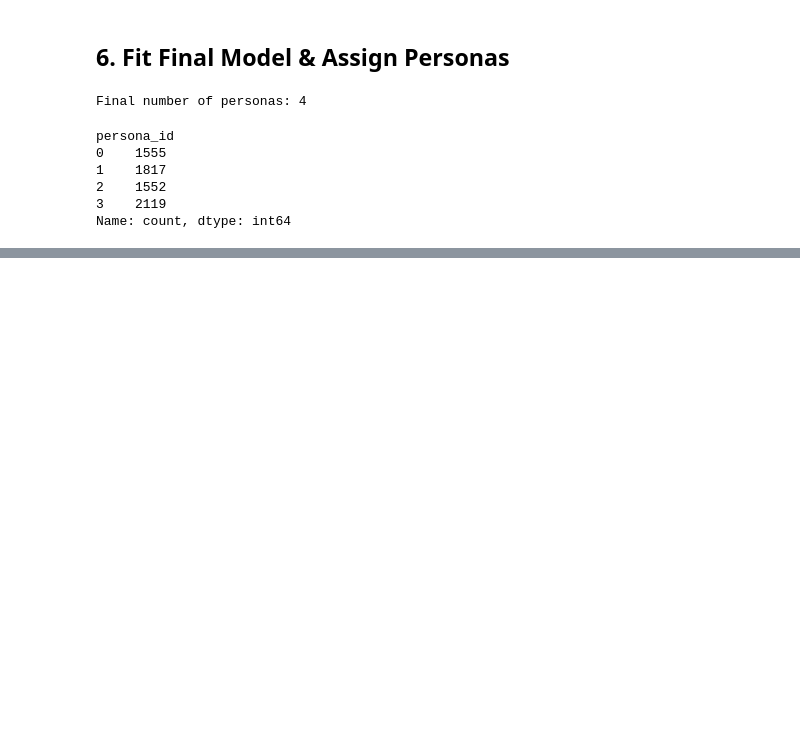
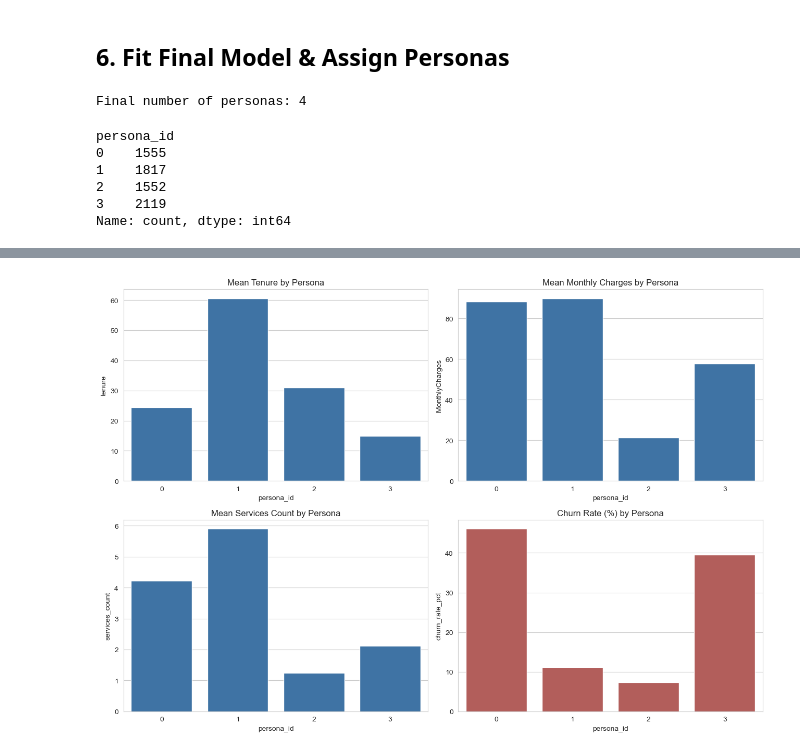
Before and after one commit to danielowuor/Customer-Retention-Intelligence-System, a Jupyter notebook: notebooks/02_segmentation.ipynb, the cells around one changed output, grey strips where cells are left out. Saved outputs shown, nothing was run; the diff lists cells and outputs as text; code cells hidden in the pictures; blank space fills up the shorter version.

Commit message:
feat: add clustering for churn profiling

```diff
--- a/notebooks/02_segmentation.ipynb
+++ b/notebooks/02_segmentation.ipynb
@@ -212,0 +215,5 @@ Name: count, dtype: int64
+# %%
+profile_numeric = df.groupby("persona_id")[["tenure", "MonthlyCharges", "avg_monthly_revenue", "services_count"]].mean().round(2)
+profile_numeric["n_customers"] = df.groupby("persona_id").size()
+profile_numeric["churn_rate_pct"] = (df.groupby("persona_id")["Churn"].apply(lambda x: (x == "Yes").mean() * 100)).round(2)
+profile_numeric
@@ -212,0 +245,22 @@ Name: count, dtype: int64
+# %%
+fig, axes = plt.subplots(2, 2, figsize=(13, 9))
+
+sns.barplot(x=profile_numeric.index, y=profile_numeric["tenure"], color="#2E74B5", ax=axes[0, 0])
+axes[0, 0].set_title("Mean Tenure by Persona")
+
+sns.barplot(x=profile_numeric.index, y=profile_numeric["MonthlyCharges"], color="#2E74B5", ax=axes[0, 1])
+axes[0, 1].set_title("Mean Monthly Charges by Persona")
+
+sns.barplot(x=profile_numeric.index, y=profile_numeric["services_count"], color="#2E74B5", ax=axes[1, 0])
+axes[1, 0].set_title("Mean Services Count by Persona")
+
+sns.barplot(x=profile_numeric.index, y=profile_numeric["churn_rate_pct"], color="#C0504D", ax=axes[1, 1])
+axes[1, 1].set_title("Churn Rate (%) by Persona")
+
+for ax in axes.flatten():
+    ax.set_xlabel("persona_id")
+
+plt.tight_layout()
+plt.show()
+# %% [output]
+[figure, added]
```
Also changed, not shown: parts of 3 cells of this notebook.
